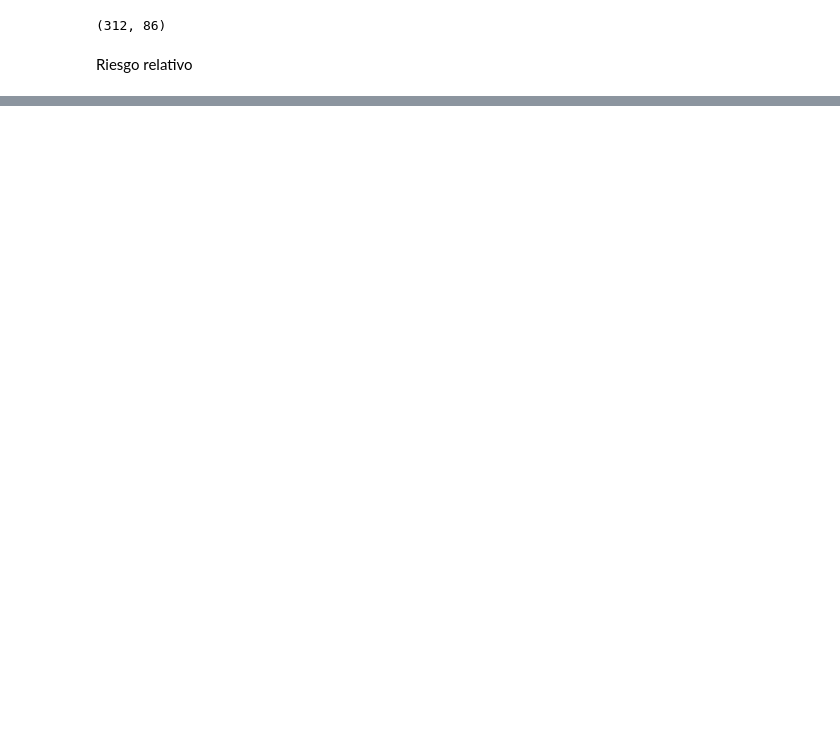
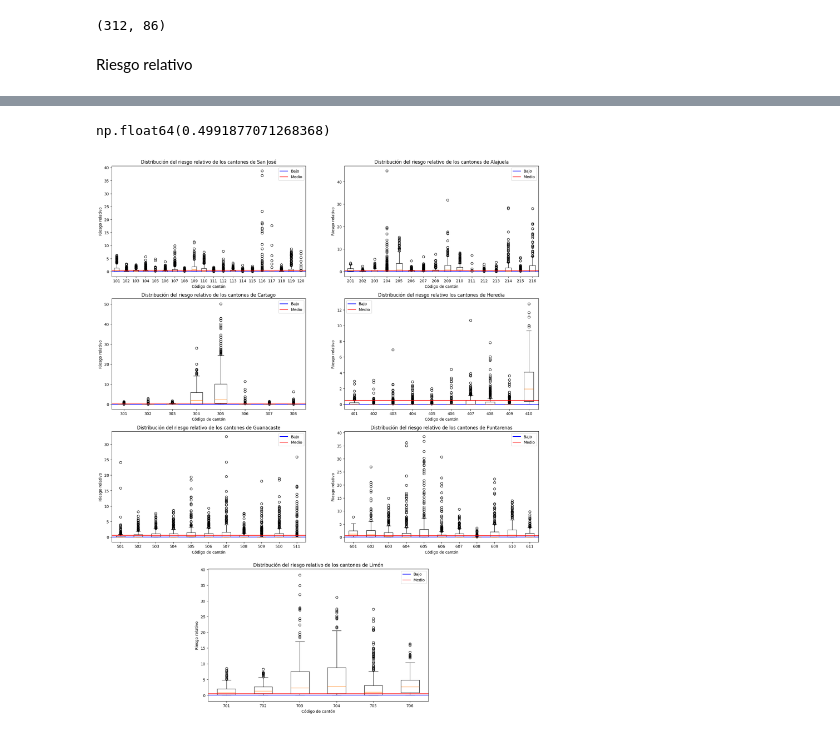
Before and after one commit to artisticlimon/dengue-model, a Jupyter notebook: eda/figures/eda_figs.ipynb, the cells around one changed output, grey strips where cells are left out. Saved outputs shown, nothing was run; the diff lists cells and outputs as text; code cells hidden in the pictures; blank space fills up the shorter version.

```diff
--- a/eda/figures/eda_figs.ipynb
+++ b/eda/figures/eda_figs.ipynb
@@ -532,0 +536,2 @@ Riesgo relativo
+# %%
+rr = pd.read_csv("../../data/raw/relative_risk_eda.csv")
@@ -532,0 +564,7 @@ Riesgo relativo
+# %%
+relative_risk = pd.read_csv("../../data/clean/relative_risk.csv")
+relative_risk_0 = relative_risk[relative_risk["rr"] != 0]
+# %%
+umbral_bajo = np.nanpercentile(relative_risk["rr"], q = 30)
+umbral_medio = np.nanpercentile(relative_risk["rr"], q = 70)
+umbral_alto = max(relative_risk["rr"])
@@ -532,0 +575,69 @@ Riesgo relativo
+# %%
+umbral_medio
+# %% [output]
+np.float64(0.4991877071268368)
+# %%
+fig, ax = plt.subplots(4, 2, figsize=(20, 24))
+
+ax[0, 0].boxplot(rr_sj.iloc[:, 1:], tick_labels = rr_sj.columns[1:])
+ax[0, 0].axhline(y = umbral_bajo, label = "Bajo", color='blue')
+ax[0, 0].axhline(y = umbral_medio, label = "Medio", color='red')
+ax[0, 0].set_title("San José")
+ax[0, 0].set_xlabel("Código de cantón")
+ax[0, 0].set_ylabel("Riesgo relativo")
+ax[0, 0].legend()
+
+ax[0, 1].boxplot(rr_alajuela.iloc[:, 1:], tick_labels = rr_alajuela.columns[1:])
+ax[0, 1].axhline(y = umbral_bajo, label = "Bajo", color='blue')
+ax[0, 1].axhline(y = umbral_medio, label = "Medio", color='red')
+ax[0, 1].set_title("Alajuela")
+ax[0, 1].set_xlabel("Código de cantón")
+ax[0, 1].set_ylabel("Riesgo relativo")
+ax[0, 1].legend()
+
+ax[1, 0].boxplot(rr_cartago.iloc[:, 1:], tick_labels = rr_cartago.columns[1:])
+ax[1, 0].axhline(y = umbral_bajo, label = "Bajo", color='blue')
+ax[1, 0].axhline(y = umbral_medio, label = "Medio", color='red')
+ax[1, 0].set_title("Cartago")
+ax[1, 0].set_xlabel("Código de cantón")
+ax[1, 0].set_ylabel("Riesgo relativo")
+ax[1, 0].legend()
+
+ax[1, 1].boxplot(rr_heredia.iloc[:, 1:], tick_labels = rr_heredia.columns[1:])
+ax[1, 1].axhline(y = umbral_bajo, label = "Bajo", color='blue')
+ax[1, 1].axhline(y = umbral_medio, label = "Medio", color='red')
+ax[1, 1].set_title("Heredia")
+ax[1, 1].set_xlabel("Código de cantón")
+ax[1, 1].set_ylabel("Riesgo relativo")
+ax[1, 1].legend()
+
+ax[2, 0].boxplot(rr_guanacaste.iloc[:, 1:], tick_labels = rr_guanacaste.columns[1:])
+ax[2, 0].axhline(y = umbral_bajo, label = "Bajo", color='blue')
+ax[2, 0].axhline(y = umbral_medio, label = "Medio", color='red')
+ax[2, 0].set_title("Guanacaste")
+ax[2, 0].set_xlabel("Código de cantón")
+ax[2, 0].set_ylabel("Riesgo relativo")
+ax[2, 0].legend()
+
+ax[2, 1].boxplot(rr_puntarenas.iloc[:, 1:], tick_labels = rr_puntarenas.columns[1:])
+ax[2, 1].axhline(y = umbral_bajo, label = "Bajo", color='blue')
+ax[2, 1].axhline(y = umbral_medio, label = "Medio", color='red')
+ax[2, 1].set_title("Puntarenas")
+ax[2, 1].set_ylabel("Riesgo relativo")
+ax[2, 1].set_xlabel("Código de cantón")
+ax[2, 1].legend()
+
+ax[3, 0].boxplot(rr_limon.iloc[:, 1:], tick_labels = rr_limon.columns[1:])
+ax[3, 0].axhline(y = umbral_bajo, label = "Bajo", color='blue')
+ax[3, 0].axhline(y = umbral_medio, label = "Medio", color='red')
+ax[3, 0].set_title("Limón")
+ax[3, 0].set_ylabel("Riesgo relativo")
+ax[3, 0].set_xlabel("Código de cantón")
+ax[3, 0].set_position([0.3, 0.07, 0.4, 0.2])
+ax[3, 0].legend()
+
+ax[3, 1].set_visible(False)
+
+plt.show()
+# %% [output]
+[figure, added]
```
Also changed, not shown: parts of 9 cells of this notebook, 4 other files.
